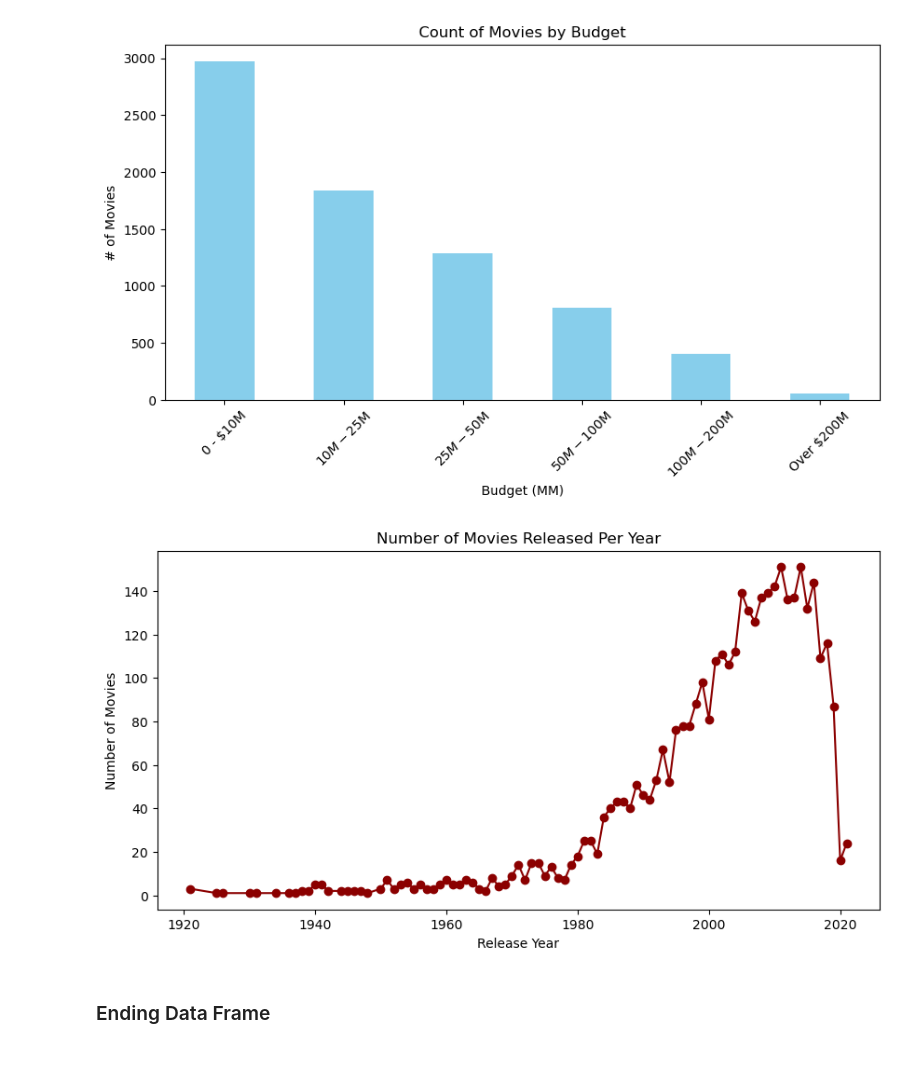
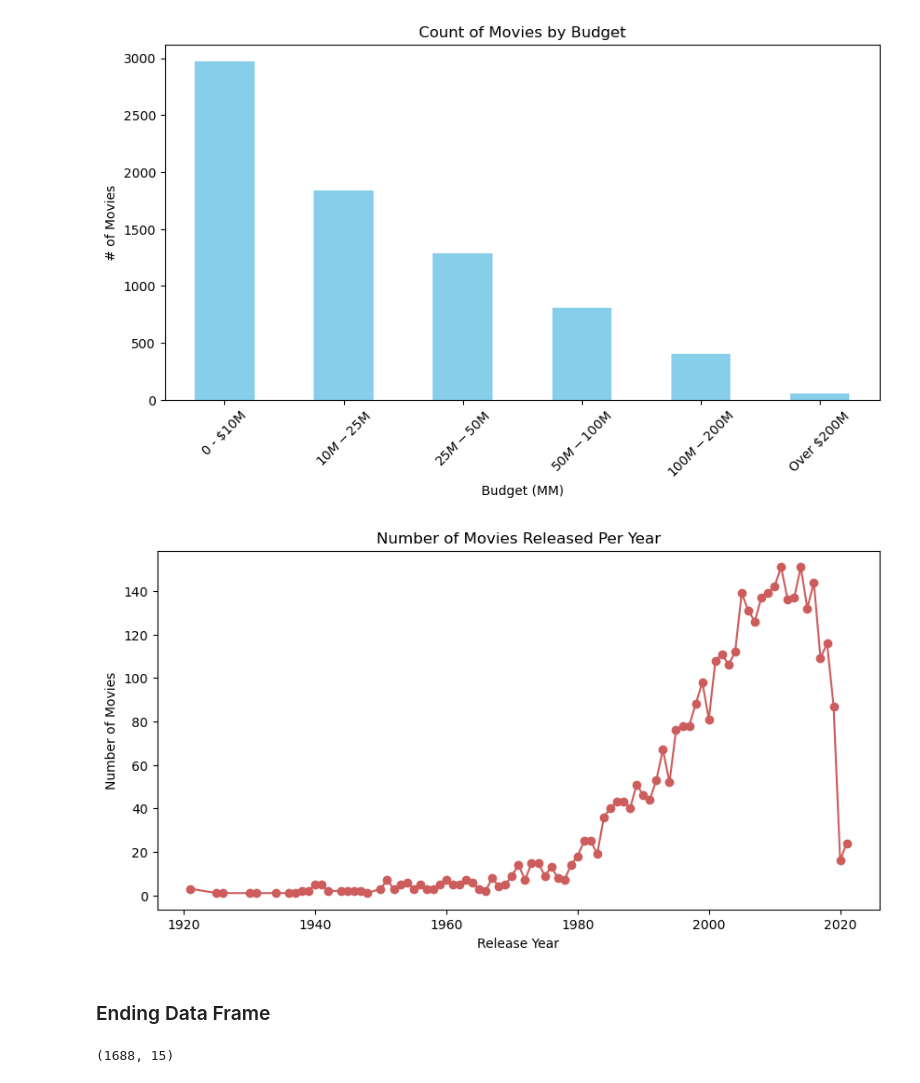
Before and after one commit to jvwastaken/Blockbuster-Breakdown, a Jupyter notebook: Data/Data_Analysis.ipynb, the cells around one changed output. Cells and saved outputs as stored; diff of their text form; code cells hidden in the pictures.

```diff
--- a/Data/Data_Analysis.ipynb
+++ b/Data/Data_Analysis.ipynb
@@ -291,21 +289,27 @@ plt.show()
 # %%
 # Number of Movies Released Per Year
 # Setup
 yearly_movies = movie_start_award_df['Year'].value_counts().sort_index()
 
 # Plot
 plt.figure(figsize=(10, 5))
-plt.plot(yearly_movies.index, yearly_movies.values, marker='o', linestyle='-', color='darkred')
+plt.plot(yearly_movies.index, yearly_movies.values, marker='o', linestyle='-', color='indianred')
 
 # Aesthetics (Titles & Labels)
 plt.title('Number of Movies Released Per Year')
 plt.xlabel('Release Year')
 plt.ylabel('Number of Movies')
 plt.grid(False)
 
 #plt.savefig('../Images/movies_released_per_year.png')
 plt.show()
 # %% [output]
-[figure, old version]
+[figure, new version]
 # %% [markdown]
 ### Ending Data Frame
+# %%
+# Read in the cleanest version of the data with no NaNs
+movie_final_award_df = pd.read_csv('final_1688.csv')
+movie_final_award_df.shape
+# %% [output]
+(1688, 15)
```
Also changed, not shown: parts of 7 cells of this notebook, 1 other file.
